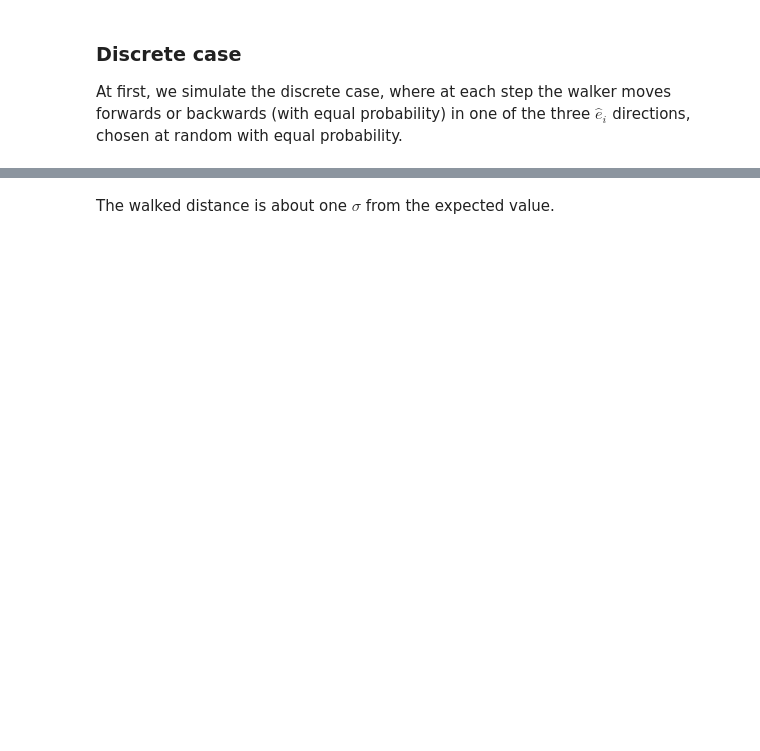
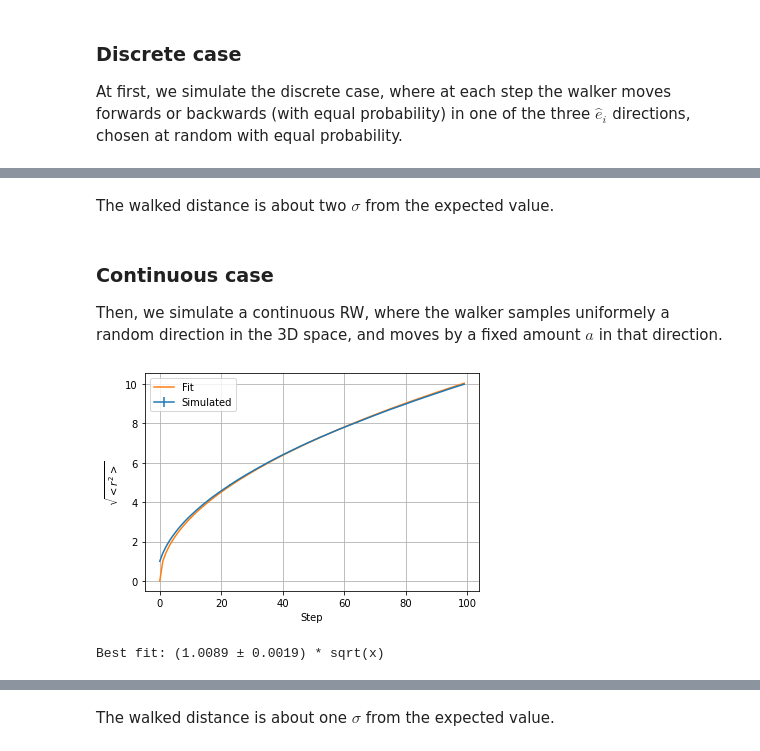
Before and after one commit to teozec/numerical-simulation, a Jupyter notebook: 2/2.ipynb, the cells around one changed output, grey strips where cells are left out. Drawn from its saved outputs; the diff is of its cells as text; code cells hidden in the pictures; blank space fills up the shorter version.

```diff
--- a/2/2.ipynb
+++ b/2/2.ipynb
@@ -167,0 +198,31 @@ sqrt(<x^2>)-100.0 = -0.15 ± 0.14
+# %% [markdown]
+The walked distance is about two $\sigma$ from the expected value.
+# %% [markdown]
+### Continuous case
+
+Then, we simulate a continuous RW, where the walker samples uniformely a random direction in the 3D space, and moves by a fixed amount $a$ in that direction.
+# %%
+cont = []
+for i in range(N_steps_per_walk):
+    cont.append(blocks_value(data_cont[:, i]))
+cont = np.array(cont)
+# %%
+x = np.arange(N_steps_per_walk)
+plt.grid()
+plt.errorbar(x, cont[:, -1, 0], yerr=cont[:, -1, 1], label="Simulated")
+
+f = lambda x, k: k * np.sqrt(x)
+popt, pcov = curve_fit(f, x, cont[:, -1, 0])
+k = popt[0]
+sigma = np.sqrt(pcov[0, 0])
+plt.plot(x, f(x, k), label='Fit')
+
+plt.xlabel("Step")
+plt.ylabel("$\\sqrt{<r^2>}$")
+plt.legend()
+plt.show()
+
+print(f"Best fit: ({k:.4f} ± {sigma:.4f}) * sqrt(x)")
+# %% [output]
+[figure, added]
+Best fit: (1.0089 ± 0.0019) * sqrt(x)
```
Also changed, not shown: parts of 15 cells of this notebook, 11 other files.
